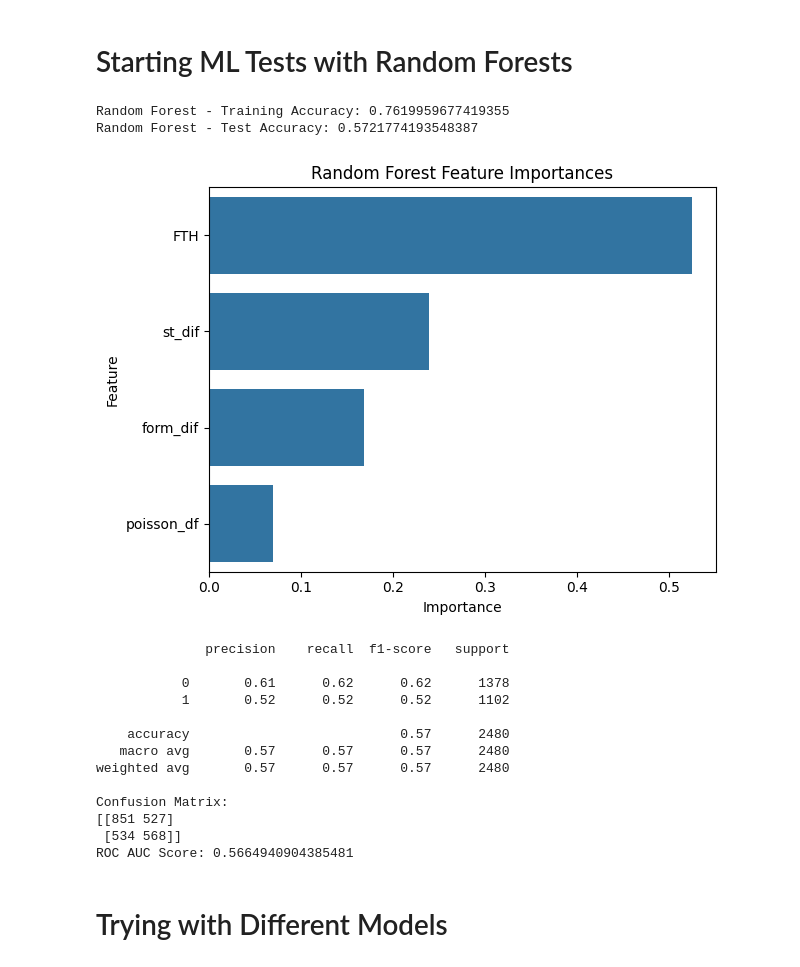
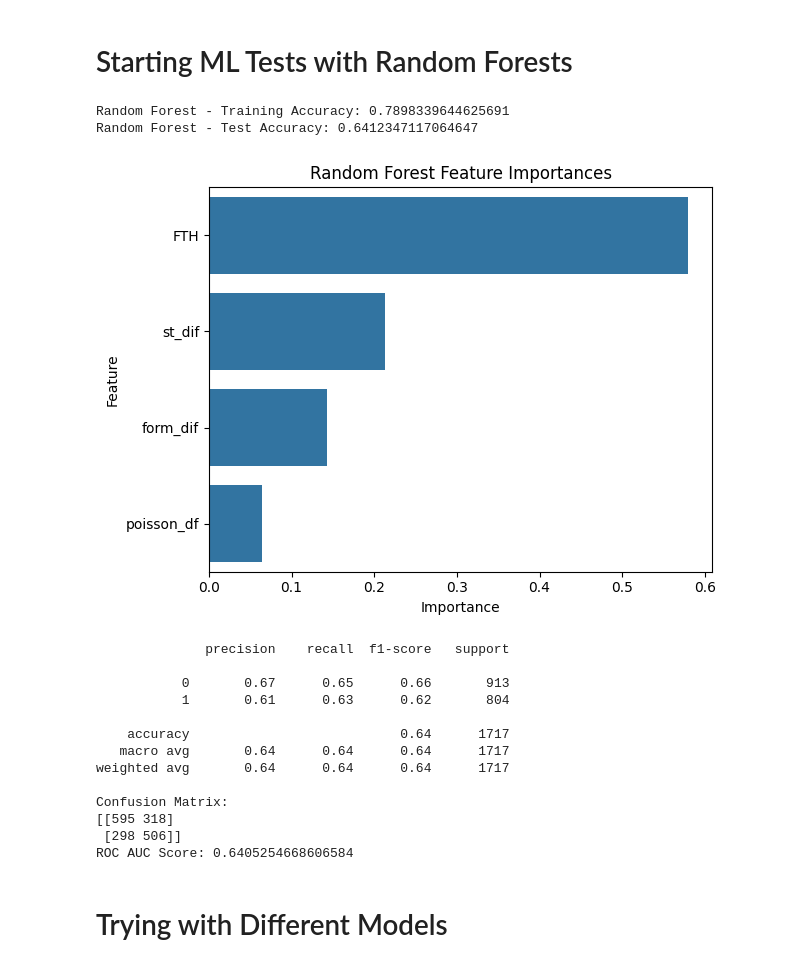
Before and after one commit to musayevf/football_prediction_model, a Jupyter notebook: ml_prediction_new.ipynb, the cells around one changed output. Cells and saved outputs as stored; diff of their text form; code cells hidden in the pictures.

Commit message:
updated ml models

```diff
--- a/ml_prediction_new.ipynb
+++ b/ml_prediction_new.ipynb
@@ -16,7 +16,7 @@ from sklearn.preprocessing import LabelEncoder
 pd.set_option('display.max_columns', None)
 pd.set_option('display.max_rows', None)
 
-directory = 'C:/Users/99451/Desktop/MODEL/old/eng_champ'
+directory = 'C:/Users/99451/Desktop/MODEL/old/eng_prem'
 
 dfs = []
 
@@ -29,9 +29,9 @@ for filename in os.listdir(directory):
         df = df[columns_to_keep]
         dfs.append(df)
 
-df = pd.concat(dfs, ignore_index=True)
+my_df = pd.concat(dfs, ignore_index=True)
 
-print("Number of rows:", df.shape[0])
-print("Number of columns:", df.shape[1])
-df.head(5)
+print("Number of rows:", my_df.shape[0])
+print("Number of columns:", my_df.shape[1])
+my_df.head(5)
 # %% [output]
@@ -46,6 +46,9 @@ Number of columns: 13
 # %% [markdown]
 # Adding Moving Average Columns
 # %%
+#Creating a copy of my_df to work on
+df = my_df.copy()
+
 #Calculating Points Per Game for Home and Away Teams
 df['HPTS'] = np.select([df['FTR'] == 'H', df['FTR'] == 'D', df['FTR'] == 'A'], [3, 1, 0], default=0)
 df['APTS'] = np.select([df['FTR'] == 'H', df['FTR'] == 'D', df['FTR'] == 'A'], [0, 1, 3], default=0)
@@ -133,7 +136,7 @@ df['ht_poisson_df'] = df['ht_home_poisson'] - df['ht_away_poisson']
 df['FTRT'] = [1 if x == 'H' else 0 for x in df['FTR']]
 
 #Removing unnessary columns
-df.drop(['Date', 'FTHG', 'FTAG', 'B365H', 'B365D', 'B365A', 'HPTS', 'APTS', 'FTHGS', 'FTHGC', 'FTAGS', 'FTAGC',
+df.drop(['Date', 'FTHG', 'FTAG', 'HPTS', 'APTS', 'FTHGS', 'FTHGC', 'FTAGS', 'FTAGC',
             'FTD', 'FTA', 'league_home_goals', 'league_away_goals', 'home_attack', 'home_defence', 'FTDA',
             'away_attack', 'away_defence', 'home_xg', 'away_xg', 'HPPG', 'APPG', 'home_poisson', 'away_poisson',
             'HST', 'AST', 'HSTC', 'ASTC', 'HTHG', 'HTAG', 'FTR', 'HSTS', 'ASTS',
@@ -173,7 +176,7 @@ df[df['HomeTeam'] == 'Sunderland'].head(7)
 # Starting ML Tests with Random Forests
 # %%
 # Split the data into training and testing sets
-X = df.drop(columns=['FTRT', 'HomeTeam', 'AwayTeam', 'ht_poisson_df'], axis = 1)  # Features
+X = df.drop(columns=['FTRT', 'HomeTeam', 'AwayTeam', 'ht_poisson_df', 'B365H', 'B365D', 'B365A'], axis = 1)  # Features
 y = df['FTRT']  # Target variable
 
 X_train, X_test, y_train, y_test = train_test_split(X, y, test_size = 0.2, random_state=42)
@@ -192,49 +195,49 @@ rf_test_preds = rf_model.predict(X_test)
 # Accuracy scores
 rf_train_accuracy = accuracy_score(y_train, rf_train_preds)
 rf_test_accuracy = accuracy_score(y_test, rf_test_preds)
 
 print("\nRandom Forest - Training Accuracy:", rf_train_accuracy)
 print("Random Forest - Test Accuracy:", rf_test_accuracy)
 
 rf_feature_importances = rf_model.feature_importances_
 
 # Visualize feature importances
 rf_feature_importances_df = pd.DataFrame({'Feature': X.columns, 'Importance': rf_feature_importances})
 
 sns.barplot(x='Importance', y='Feature', data=rf_feature_importances_df.sort_values(by='Importance', ascending=False))
 plt.title('Random Forest Feature Importances')
 
 plt.tight_layout()
 plt.show()
 
 # Print classification report
 print(classification_report(y_test, rf_test_preds))
 
 # Calculate and print confusion matrix
 conf_matrix = confusion_matrix(y_test, rf_test_preds)
 print("Confusion Matrix:")
 print(conf_matrix)
 
 # Calculate ROC AUC score
 roc_auc = roc_auc_score(y_test, rf_test_preds)
 print("ROC AUC Score:", roc_auc)
 # %% [output]
-Random Forest - Training Accuracy: 0.7619959677419355
-Random Forest - Test Accuracy: 0.5721774193548387
+Random Forest - Training Accuracy: 0.7898339644625691
+Random Forest - Test Accuracy: 0.6412347117064647
-[figure, old version]
+[figure, new version]
               precision    recall  f1-score   support
 
-           0       0.61      0.62      0.62      1378
-           1       0.52      0.52      0.52      1102
+           0       0.67      0.65      0.66       913
+           1       0.61      0.63      0.62       804
 
-    accuracy                           0.57      2480
-   macro avg       0.57      0.57      0.57      2480
-weighted avg       0.57      0.57      0.57      2480
+    accuracy                           0.64      1717
+   macro avg       0.64      0.64      0.64      1717
+weighted avg       0.64      0.64      0.64      1717
 
 Confusion Matrix:
-[[851 527]
- [534 568]]
-ROC AUC Score: 0.5664940904385481
+[[595 318]
+ [298 506]]
+ROC AUC Score: 0.6405254668606584
 # %% [markdown]
 # Trying with Different Models
 # %%
```
Also changed, not shown: parts of 15 cells of this notebook, 1 other file.
